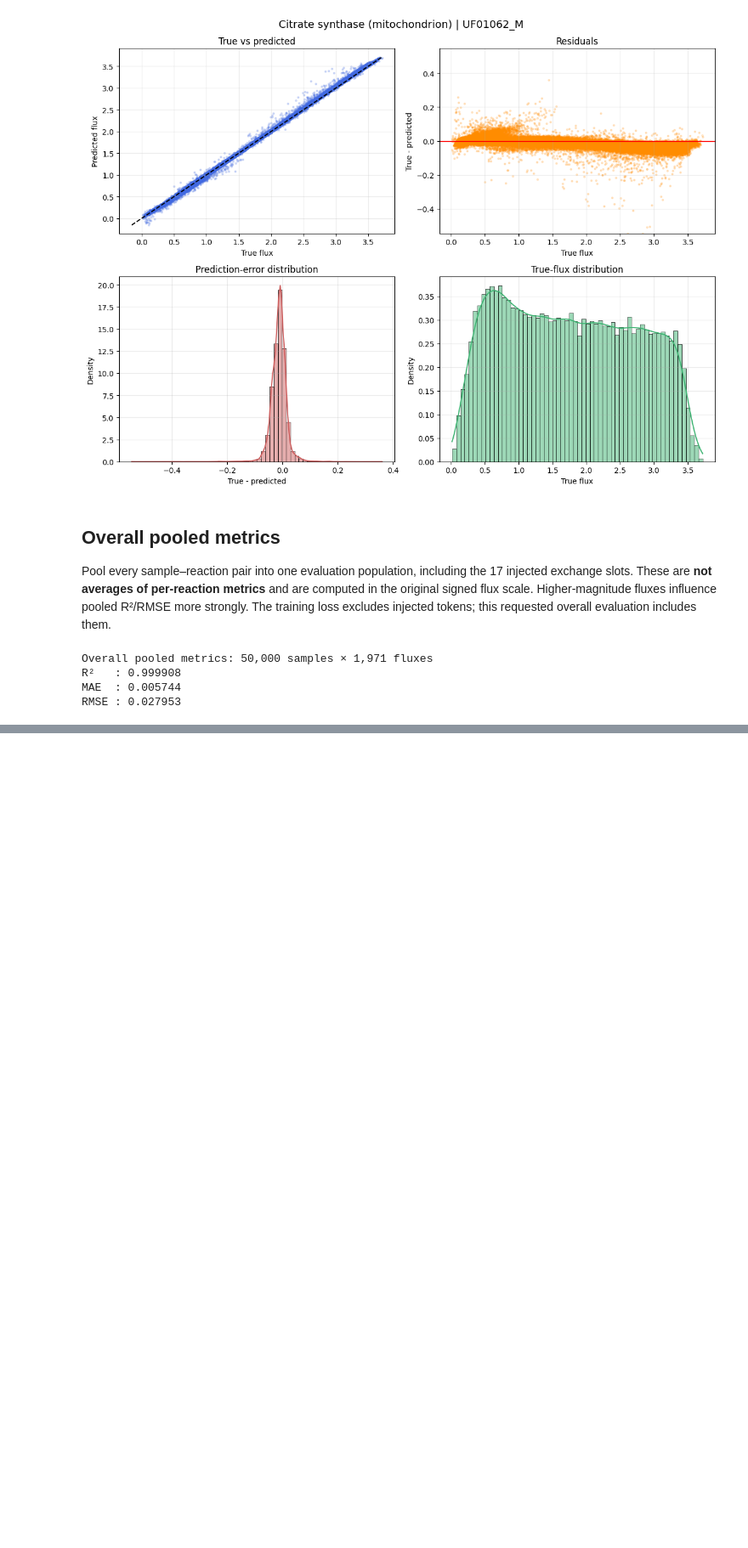
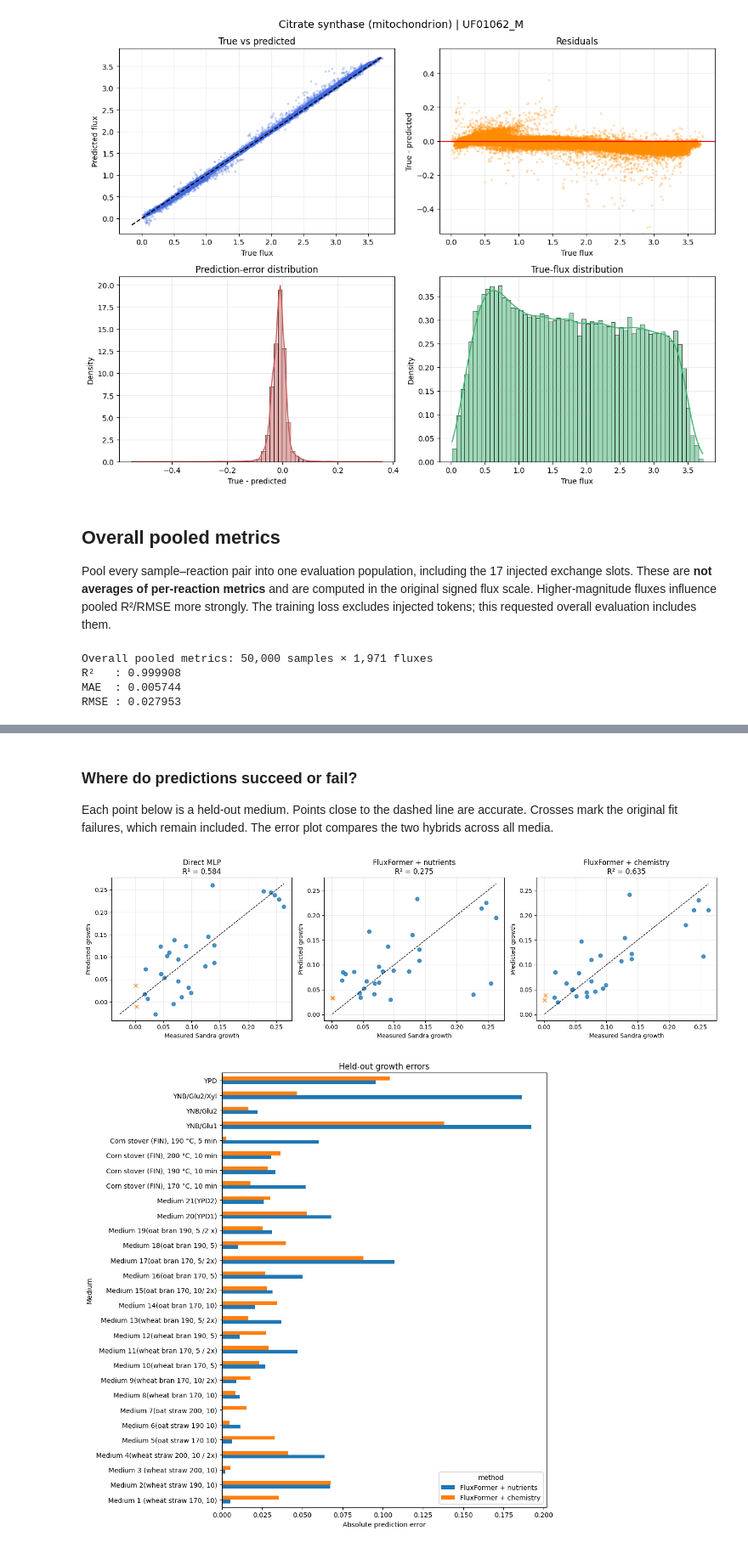
Before and after one commit to ruokokoski/metabolic-NN, a Jupyter notebook: candida_intermedia_model_testing.ipynb, the cells around one changed output, grey strips where cells are left out. Shown at 85% size. Saved outputs shown, nothing was run; the diff lists cells and outputs as text; code cells hidden in the pictures; blank space fills up the shorter version.

Commit message:
Candida Intermedia growth prediction results

```diff
--- a/candida_intermedia_model_testing.ipynb
+++ b/candida_intermedia_model_testing.ipynb
@@ -292,0 +578,3 @@ RMSE : 0.027953
+# %%
+growth_loo = run_growth_cv(LeaveOneOut().split(growth), 'loo')
+display(growth_loo['metrics'].round(6))
@@ -292,0 +606,35 @@ RMSE : 0.027953
+# %% [markdown]
+### Where do predictions succeed or fail?
+
+Each point below is a held-out medium. Points close to the dashed line are accurate. Crosses mark the original fit failures, which remain included. The error plot compares the two hybrids across all media.
+# %%
+growth_methods = ['Direct MLP', 'FluxFormer + nutrients', 'FluxFormer + chemistry']
+fig, axes = plt.subplots(1, 3, figsize=(15, 4.5))
+for ax, method in zip(axes, growth_methods):
+    part = growth_loo['predictions'].query('method == @method')
+    lo = min(part.truth.min(), part.prediction.min())
+    hi = max(part.truth.max(), part.prediction.max())
+    for failed, marker in [(False, 'o'), (True, 'x')]:
+        points = part.loc[part.original_fit_failed.eq(failed)]
+        ax.scatter(points.truth, points.prediction, marker=marker, s=40, alpha=0.8)
+    ax.plot([lo, hi], [lo, hi], 'k--', lw=1)
+    ax.set(title=f"{method}\nR² = {growth_loo['metrics'].loc[method, 'R2']:.3f}",
+           xlabel='Measured Sandra growth', ylabel='Predicted growth')
+    ax.grid(alpha=0.25)
+fig.tight_layout()
+if SAVE_PLOTS:
+    pic_dir.mkdir(parents=True, exist_ok=True)
+    fig.savefig(pic_dir / 'candida_growth_loo.png', dpi=150, bbox_inches='tight')
+plt.show()
+plt.close(fig)
+
+errors = growth_loo['predictions'].assign(absolute_error=lambda frame: abs(frame.prediction - frame.truth))
+error_table = errors.pivot(index='medium_id', columns='method', values='absolute_error').reindex(growth.medium_id)
+ax = error_table[['FluxFormer + nutrients', 'FluxFormer + chemistry']].plot.barh(figsize=(10, 10))
+ax.set(xlabel='Absolute prediction error', ylabel='Medium', title='Held-out growth errors')
+ax.figure.tight_layout()
+plt.show()
+plt.close(ax.figure)
+# %% [output]
+[figure, added]
+[figure, added]
```
Also changed, not shown: parts of 20 cells of this notebook, 8 other files.
